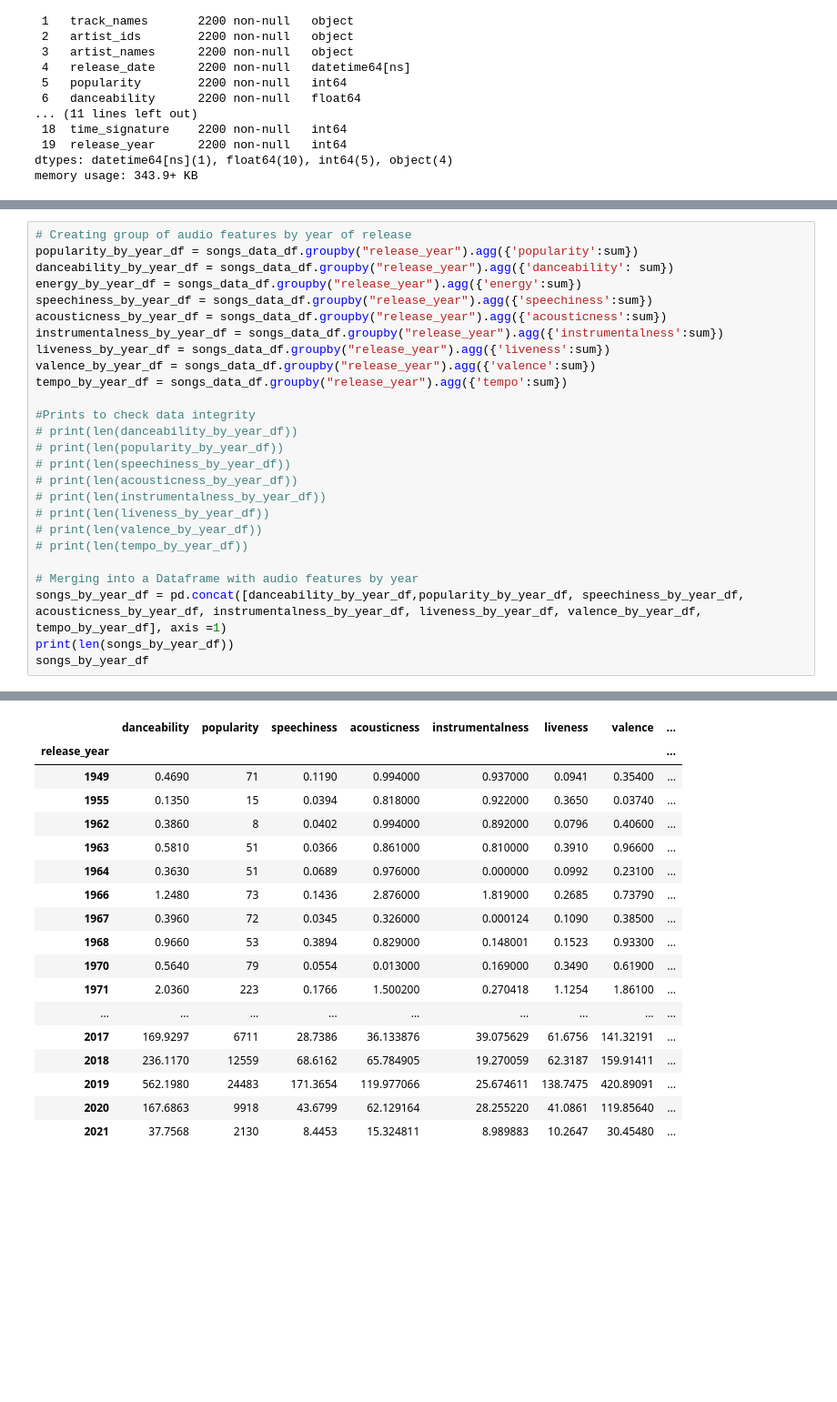
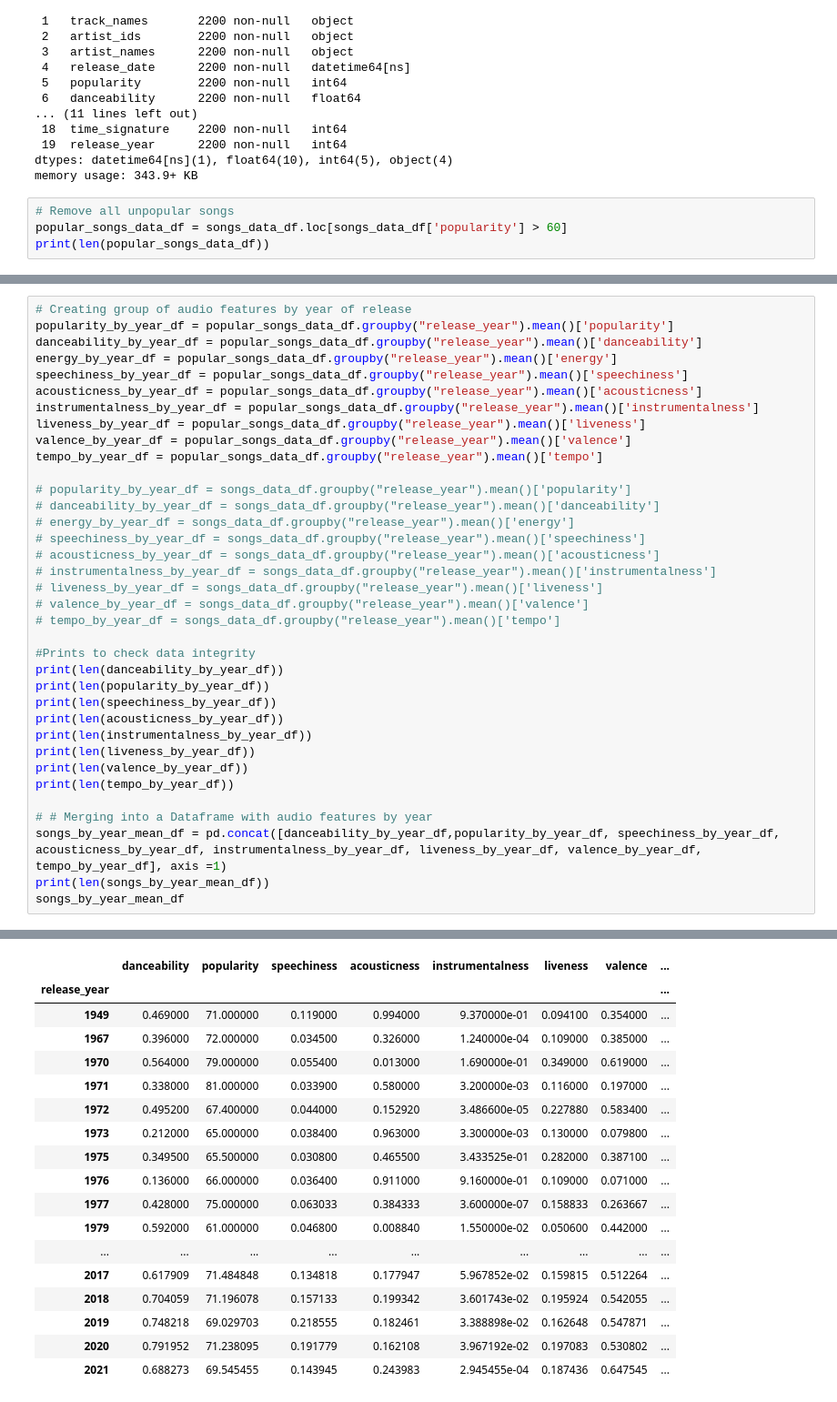
Before and after one commit to sucharita1/choose_your_music, a Jupyter notebook: spotify_songs_analysis.ipynb, the cells around one changed output, grey strips where cells are left out. Shown at 91% size. Cells and saved outputs as stored; diff of their text form; blank space fills up the shorter version.

Commit message:
added data frames by year and by artist

```diff
--- a/spotify_songs_analysis.ipynb
+++ b/spotify_songs_analysis.ipynb
@@ -95,3 +95,7 @@ Data columns (total 20 columns):
  19  release_year      2200 non-null   int64
 dtypes: datetime64[ns](1), float64(10), int64(5), object(4)
 memory usage: 343.9+ KB
+# %%
+# Remove all unpopular songs
+popular_songs_data_df = songs_data_df.loc[songs_data_df['popularity'] > 60]
+print(len(popular_songs_data_df))
@@ -98,27 +104,37 @@ memory usage: 343.9+ KB
 # %%
 # Creating group of audio features by year of release
-popularity_by_year_df = songs_data_df.groupby("release_year").agg({'popularity':sum})
-danceability_by_year_df = songs_data_df.groupby("release_year").agg({'danceability': sum})
-energy_by_year_df = songs_data_df.groupby("release_year").agg({'energy':sum})
-speechiness_by_year_df = songs_data_df.groupby("release_year").agg({'speechiness':sum})
-acousticness_by_year_df = songs_data_df.groupby("release_year").agg({'acousticness':sum})
-instrumentalness_by_year_df = songs_data_df.groupby("release_year").agg({'instrumentalness':sum})
-liveness_by_year_df = songs_data_df.groupby("release_year").agg({'liveness':sum})
-valence_by_year_df = songs_data_df.groupby("release_year").agg({'valence':sum})
-tempo_by_year_df = songs_data_df.groupby("release_year").agg({'tempo':sum})
+popularity_by_year_df = popular_songs_data_df.groupby("release_year").mean()['popularity']
+danceability_by_year_df = popular_songs_data_df.groupby("release_year").mean()['danceability']
+energy_by_year_df = popular_songs_data_df.groupby("release_year").mean()['energy']
+speechiness_by_year_df = popular_songs_data_df.groupby("release_year").mean()['speechiness']
+acousticness_by_year_df = popular_songs_data_df.groupby("release_year").mean()['acousticness']
+instrumentalness_by_year_df = popular_songs_data_df.groupby("release_year").mean()['instrumentalness']
+liveness_by_year_df = popular_songs_data_df.groupby("release_year").mean()['liveness']
+valence_by_year_df = popular_songs_data_df.groupby("release_year").mean()['valence']
+tempo_by_year_df = popular_songs_data_df.groupby("release_year").mean()['tempo']
+
+# popularity_by_year_df = songs_data_df.groupby("release_year").mean()['popularity']
+# danceability_by_year_df = songs_data_df.groupby("release_year").mean()['danceability']
+# energy_by_year_df = songs_data_df.groupby("release_year").mean()['energy']
+# speechiness_by_year_df = songs_data_df.groupby("release_year").mean()['speechiness']
+# acousticness_by_year_df = songs_data_df.groupby("release_year").mean()['acousticness']
+# instrumentalness_by_year_df = songs_data_df.groupby("release_year").mean()['instrumentalness']
+# liveness_by_year_df = songs_data_df.groupby("release_year").mean()['liveness']
+# valence_by_year_df = songs_data_df.groupby("release_year").mean()['valence']
+# tempo_by_year_df = songs_data_df.groupby("release_year").mean()['tempo']
 
 #Prints to check data integrity
-# print(len(danceability_by_year_df))
-# print(len(popularity_by_year_df))
-# print(len(speechiness_by_year_df))
-# print(len(acousticness_by_year_df))
-# print(len(instrumentalness_by_year_df))
-# print(len(liveness_by_year_df))
-# print(len(valence_by_year_df))
-# print(len(tempo_by_year_df))
+print(len(danceability_by_year_df))
+print(len(popularity_by_year_df))
+print(len(speechiness_by_year_df))
+print(len(acousticness_by_year_df))
+print(len(instrumentalness_by_year_df))
+print(len(liveness_by_year_df))
+print(len(valence_by_year_df))
+print(len(tempo_by_year_df))
 
-# Merging into a Dataframe with audio features by year
-songs_by_year_df = pd.concat([danceability_by_year_df,popularity_by_year_df, speechiness_by_year_df, acousticness_by_year_df, instrumentalness_by_year_df, liveness_by_year_df, valence_by_year_df, tempo_by_year_df], axis =1)
-print(len(songs_by_year_df))
-songs_by_year_df
+# # Merging into a Dataframe with audio features by year
+songs_by_year_mean_df = pd.concat([danceability_by_year_df,popularity_by_year_df, speechiness_by_year_df, acousticness_by_year_df, instrumentalness_by_year_df, liveness_by_year_df, valence_by_year_df, tempo_by_year_df], axis =1)
+print(len(songs_by_year_mean_df))
+songs_by_year_mean_df
 # %% [output]
@@ -126,20 +150,20 @@ songs_by_year_df
 |  | danceability | popularity | speechiness | acousticness | instrumentalness | liveness | valence | ... |
 | release_year |  |  |  |  |  |  |  | ... |
-| 1949 | 0.4690 | 71 | 0.1190 | 0.994000 | 0.937000 | 0.0941 | 0.35400 | ... |
-| 1955 | 0.1350 | 15 | 0.0394 | 0.818000 | 0.922000 | 0.3650 | 0.03740 | ... |
-| 1962 | 0.3860 | 8 | 0.0402 | 0.994000 | 0.892000 | 0.0796 | 0.40600 | ... |
-| 1963 | 0.5810 | 51 | 0.0366 | 0.861000 | 0.810000 | 0.3910 | 0.96600 | ... |
-| 1964 | 0.3630 | 51 | 0.0689 | 0.976000 | 0.000000 | 0.0992 | 0.23100 | ... |
-| 1966 | 1.2480 | 73 | 0.1436 | 2.876000 | 1.819000 | 0.2685 | 0.73790 | ... |
-| 1967 | 0.3960 | 72 | 0.0345 | 0.326000 | 0.000124 | 0.1090 | 0.38500 | ... |
-| 1968 | 0.9660 | 53 | 0.3894 | 0.829000 | 0.148001 | 0.1523 | 0.93300 | ... |
-| 1970 | 0.5640 | 79 | 0.0554 | 0.013000 | 0.169000 | 0.3490 | 0.61900 | ... |
-| 1971 | 2.0360 | 223 | 0.1766 | 1.500200 | 0.270418 | 1.1254 | 1.86100 | ... |
+| 1949 | 0.469000 | 71.000000 | 0.119000 | 0.994000 | 9.370000e-01 | 0.094100 | 0.354000 | ... |
+| 1967 | 0.396000 | 72.000000 | 0.034500 | 0.326000 | 1.240000e-04 | 0.109000 | 0.385000 | ... |
+| 1970 | 0.564000 | 79.000000 | 0.055400 | 0.013000 | 1.690000e-01 | 0.349000 | 0.619000 | ... |
+| 1971 | 0.338000 | 81.000000 | 0.033900 | 0.580000 | 3.200000e-03 | 0.116000 | 0.197000 | ... |
+| 1972 | 0.495200 | 67.400000 | 0.044000 | 0.152920 | 3.486600e-05 | 0.227880 | 0.583400 | ... |
+| 1973 | 0.212000 | 65.000000 | 0.038400 | 0.963000 | 3.300000e-03 | 0.130000 | 0.079800 | ... |
+| 1975 | 0.349500 | 65.500000 | 0.030800 | 0.465500 | 3.433525e-01 | 0.282000 | 0.387100 | ... |
+| 1976 | 0.136000 | 66.000000 | 0.036400 | 0.911000 | 9.160000e-01 | 0.109000 | 0.071000 | ... |
+| 1977 | 0.428000 | 75.000000 | 0.063033 | 0.384333 | 3.600000e-07 | 0.158833 | 0.263667 | ... |
+| 1979 | 0.592000 | 61.000000 | 0.046800 | 0.008840 | 1.550000e-02 | 0.050600 | 0.442000 | ... |
 | ... | ... | ... | ... | ... | ... | ... | ... | ... |
-| 2017 | 169.9297 | 6711 | 28.7386 | 36.133876 | 39.075629 | 61.6756 | 141.32191 | ... |
-| 2018 | 236.1170 | 12559 | 68.6162 | 65.784905 | 19.270059 | 62.3187 | 159.91411 | ... |
-| 2019 | 562.1980 | 24483 | 171.3654 | 119.977066 | 25.674611 | 138.7475 | 420.89091 | ... |
-| 2020 | 167.6863 | 9918 | 43.6799 | 62.129164 | 28.255220 | 41.0861 | 119.85640 | ... |
-| 2021 | 37.7568 | 2130 | 8.4453 | 15.324811 | 8.989883 | 10.2647 | 30.45480 | ... |
+| 2017 | 0.617909 | 71.484848 | 0.134818 | 0.177947 | 5.967852e-02 | 0.159815 | 0.512264 | ... |
+| 2018 | 0.704059 | 71.196078 | 0.157133 | 0.199342 | 3.601743e-02 | 0.195924 | 0.542055 | ... |
+| 2019 | 0.748218 | 69.029703 | 0.218555 | 0.182461 | 3.388898e-02 | 0.162648 | 0.547871 | ... |
+| 2020 | 0.791952 | 71.238095 | 0.191779 | 0.162108 | 3.967192e-02 | 0.197083 | 0.530802 | ... |
+| 2021 | 0.688273 | 69.545455 | 0.143945 | 0.243983 | 2.945455e-04 | 0.187436 | 0.647545 | ... |
 # %%
 # Creating group of audio features by artist
```
Also changed, not shown: parts of 5 cells of this notebook.
